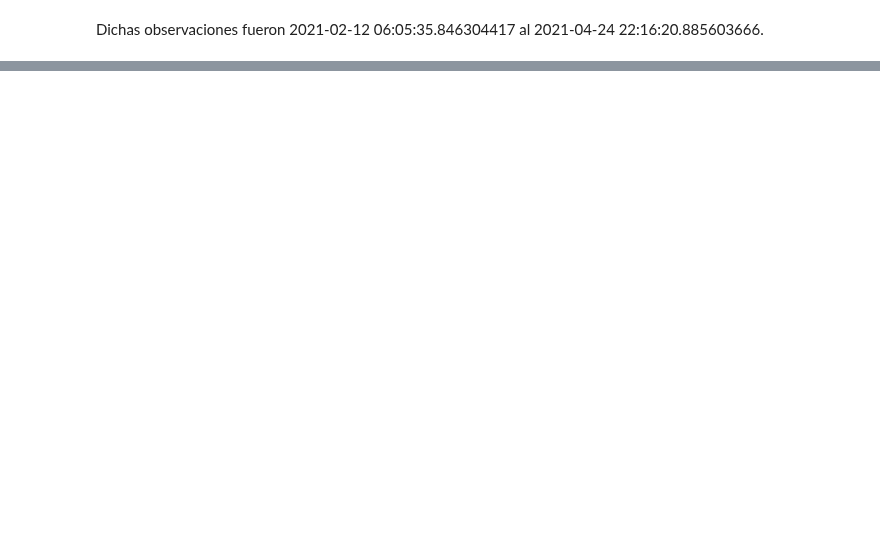
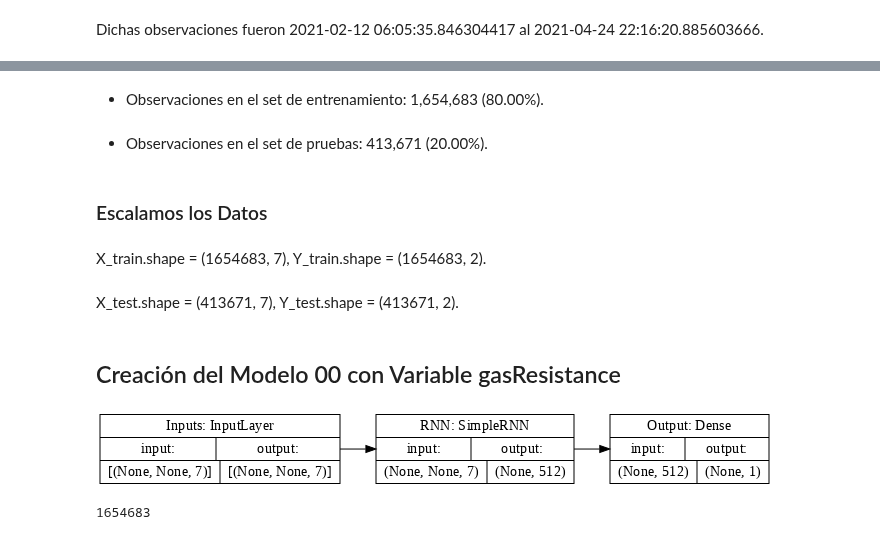
Before and after one commit to philwebsurfer/dlfinal, a Jupyter notebook: proyectofinal02a-nn-secuencial.ipynb, the cells around one changed output, grey strips where cells are left out. Saved outputs shown, nothing was run; the diff lists cells and outputs as text; code cells hidden in the pictures; blank space fills up the shorter version.

```diff
--- a/proyectofinal02a-nn-secuencial.ipynb
+++ b/proyectofinal02a-nn-secuencial.ipynb
@@ -25,0 +238,55 @@ Dichas observaciones fueron 2021-02-12 06:05:35.846304417 al 2021-04-24 22:16:20
+# %%
+excluded_columns = ["iaqAccuracy", "datetime", "datetime-1", "delta",
+                    "imputated", "year"]
+train, test = train_test_split(airdata[[x
+                                        for x in airdata.columns
+                                        if x not in excluded_columns]],
+                               train_size=0.8, random_state=175904, shuffle=False)
+display(Markdown(f"* Observaciones en el set de entrenamiento: \
+{train.shape[0]:3,} ({100*train.shape[0]/airdata.shape[0]:.2f}%)."))
+display(Markdown(f"* Observaciones en el set de pruebas: \
+{test.shape[0]:3,} ({100*test.shape[0]/airdata.shape[0]:.2f}%)."))
+# %% [output]
+* Observaciones en el set de entrenamiento: 1,654,683 (80.00%).
+* Observaciones en el set de pruebas: 413,671 (20.00%).
+# %% [markdown]
+### Escalamos los Datos
+# %%
+scaler = MinMaxScaler()
+scaler_f = scaler.fit(train)
+train2 = scaler_f.transform(train)
+test2 = scaler_f.transform(test)
+X_cols = [i for i, x in enumerate(train.columns)
+          if x not in ["IAQ", "gasResistance"]]
+Y_cols = [i for i, x in enumerate(train.columns)
+          if x in ["IAQ", "gasResistance"]]
+X_train = train2[:, X_cols]
+Y_train = train2[:, Y_cols]
+X_test  = test2[:, X_cols]
+Y_test = test2[:, Y_cols]
+display(
+    Markdown(f"X_train.shape = {X_train.shape}, Y_train.shape = {Y_train.shape}."
+    )
+)
+display(
+    Markdown(f"X_test.shape = {X_test.shape}, Y_test.shape = {Y_test.shape}."
+    )
+)
+# %% [output]
+X_train.shape = (1654683, 7), Y_train.shape = (1654683, 2).
+X_test.shape = (413671, 7), Y_test.shape = (413671, 2).
+# %% [markdown]
+## Creación del Modelo 00 con Variable gasResistance
+# %%
+model_rnn00 = Sequential(name="model_rnn00")
+model_rnn00.add(Input(shape=(None, X_train.shape[1]), name="Inputs"))
+model_rnn00.add(SimpleRNN(units=512, name="RNN"))
+model_rnn00.add(Dense(units=1, name="Output"))
+plot_model(model_rnn00, to_file=os.path.join(base_url, "data/model.png"),
+           dpi=72, rankdir="LR", show_shapes=True, expand_nested=True)
+# %% [output]
+[figure, added]
+# %%
+Y_train[:, 0].shape[0]
+# %% [output]
+1654683
```
Also changed, not shown: parts of 18 cells of this notebook.
